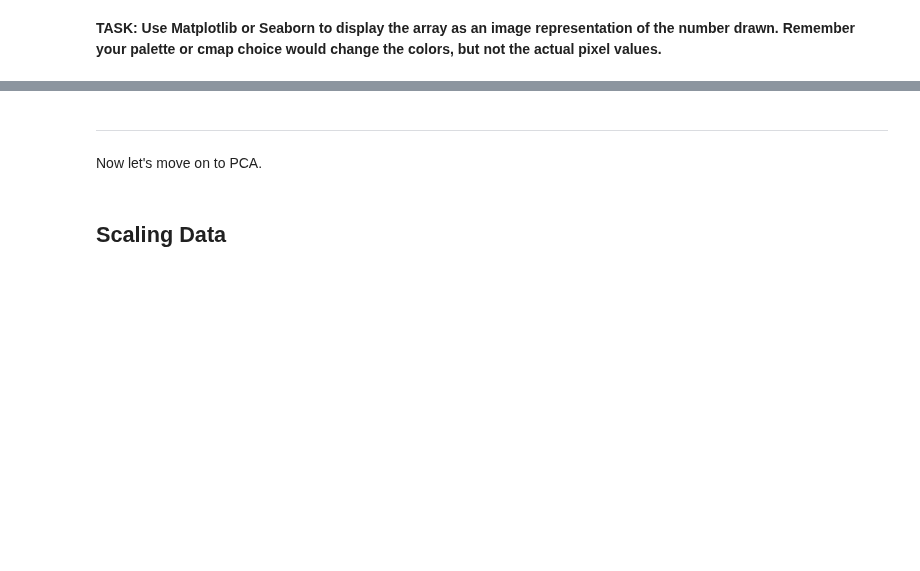
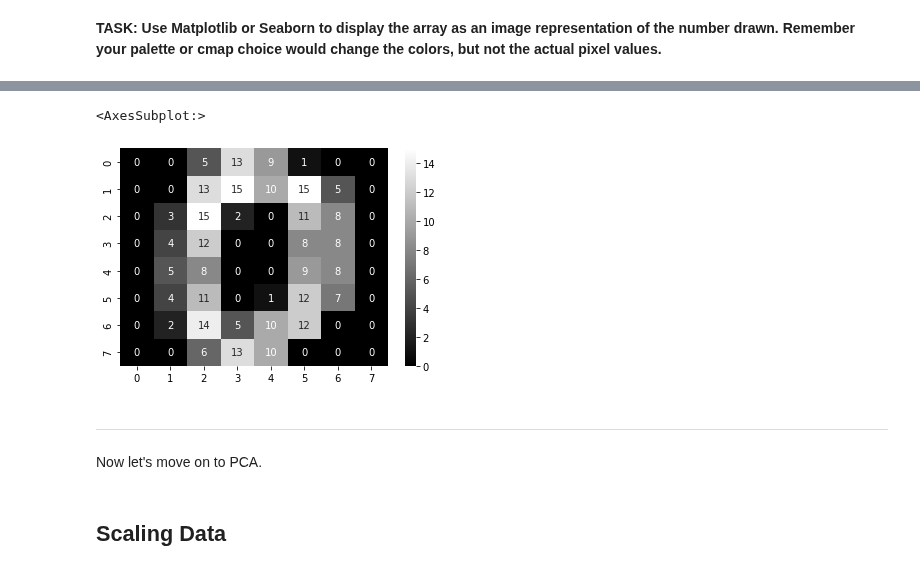
Before and after one commit to Denisse-AB/machine-learning, a Jupyter notebook: PCA-Exercise-Project.ipynb, the cells around one changed output, grey strips where cells are left out. Cells and saved outputs as stored; diff of their text form; code cells hidden in the pictures; blank space fills up the shorter version.

```diff
--- a/PCA-Exercise-Project.ipynb
+++ b/PCA-Exercise-Project.ipynb
@@ -77,3 +150,8 @@ new_array.reshape((7,8))
+# %%
+sns.heatmap(img_array, cmap='gist_gray', annot=True)
+# %% [output]
+<AxesSubplot:>
+[figure, added]
 # %% [markdown]
 ------
 
```
Also changed, not shown: parts of 34 cells of this notebook.
